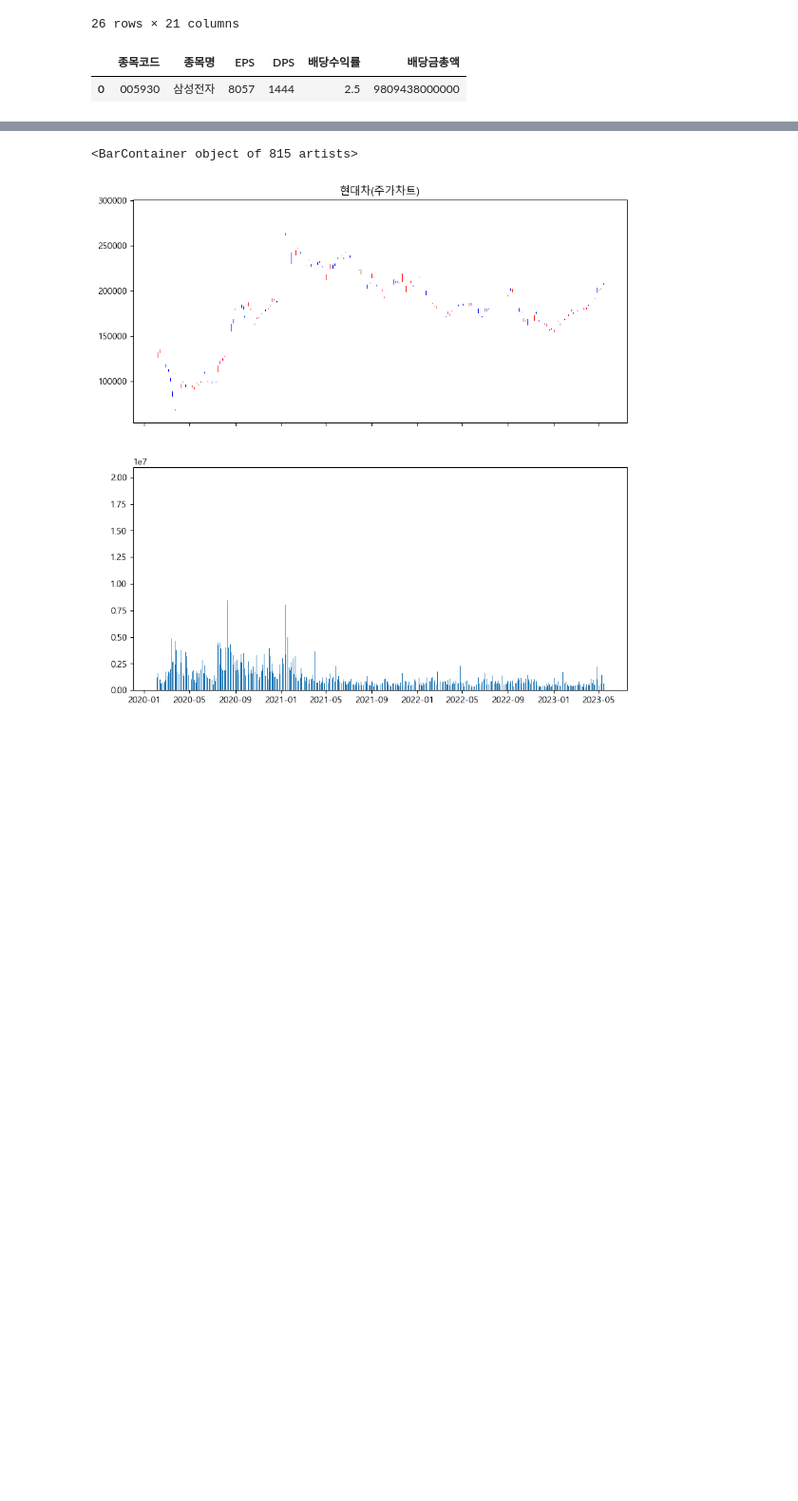
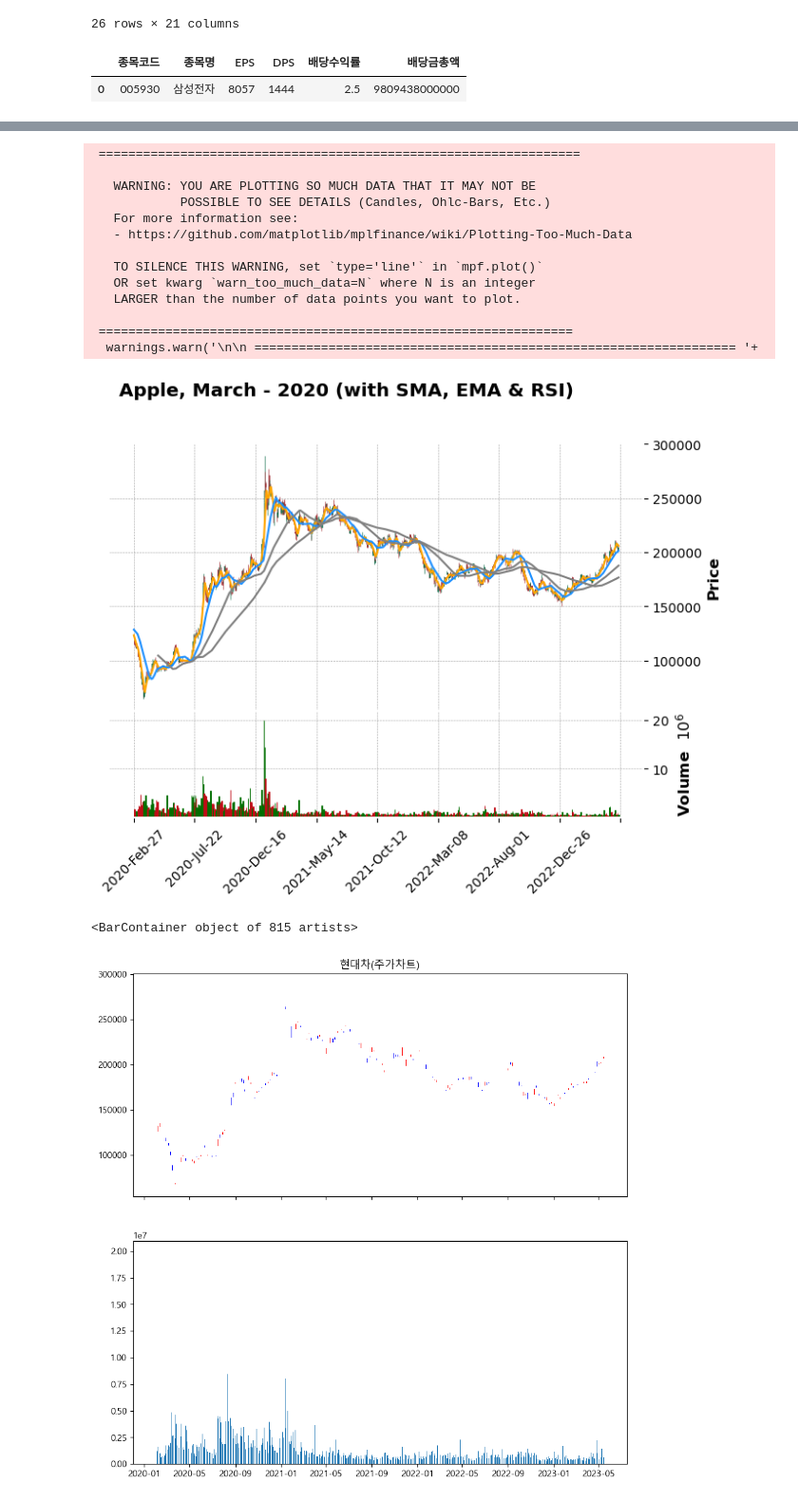
Before and after one commit to chickchop/algo_trader, a Jupyter notebook: algo/test.ipynb, the cells around one changed output, grey strips where cells are left out. Shown at 95% size. Saved outputs shown, nothing was run; the diff lists cells and outputs as text; code cells hidden in the pictures; blank space fills up the shorter version.

```diff
--- a/algo/test.ipynb
+++ b/algo/test.ipynb
@@ -124,6 +170,36 @@ stock_df
 # %%
 up = stock_df[stock_df["Close"] >= stock_df["Open"]]
 down = stock_df[stock_df["Close"] < stock_df["Open"]]
+# %%
+# mpf.plot(stock_df, type="candle", volume=True)
+ma5 = mpf.make_addplot(stock_df["ma5"], color="orange", width=1.5)
+ma20 = mpf.make_addplot(stock_df["ma20"], color="dodgerblue", width=1.5)
+ma60 = mpf.make_addplot(stock_df["ma60"], color="grey", width=1.5)
+ma120 = mpf.make_addplot(stock_df["ma120"], color="grey", width=1.5)
+
+mpf.plot(
+            stock_df,
+            type='candle',
+            addplot = [ma5, ma20, ma60, ma120],
+            style='charles',
+            title='Apple, March - 2020 (with SMA, EMA & RSI)',
+            volume=True
+        )
+# %% [output]
+ =================================================================
+
+   WARNING: YOU ARE PLOTTING SO MUCH DATA THAT IT MAY NOT BE
+            POSSIBLE TO SEE DETAILS (Candles, Ohlc-Bars, Etc.)
+   For more information see:
+   - https://github.com/matplotlib/mplfinance/wiki/Plotting-Too-Much-Data
+
+   TO SILENCE THIS WARNING, set `type='line'` in `mpf.plot()`
+   OR set kwarg `warn_too_much_data=N` where N is an integer
+   LARGER than the number of data points you want to plot.
+
+ ================================================================
+  warnings.warn('\n\n ================================================================= '+
+[figure, added]
 # %%
 width = .3
 width2 = .03
```
Also changed, not shown: parts of 9 cells of this notebook, 5 other files.
